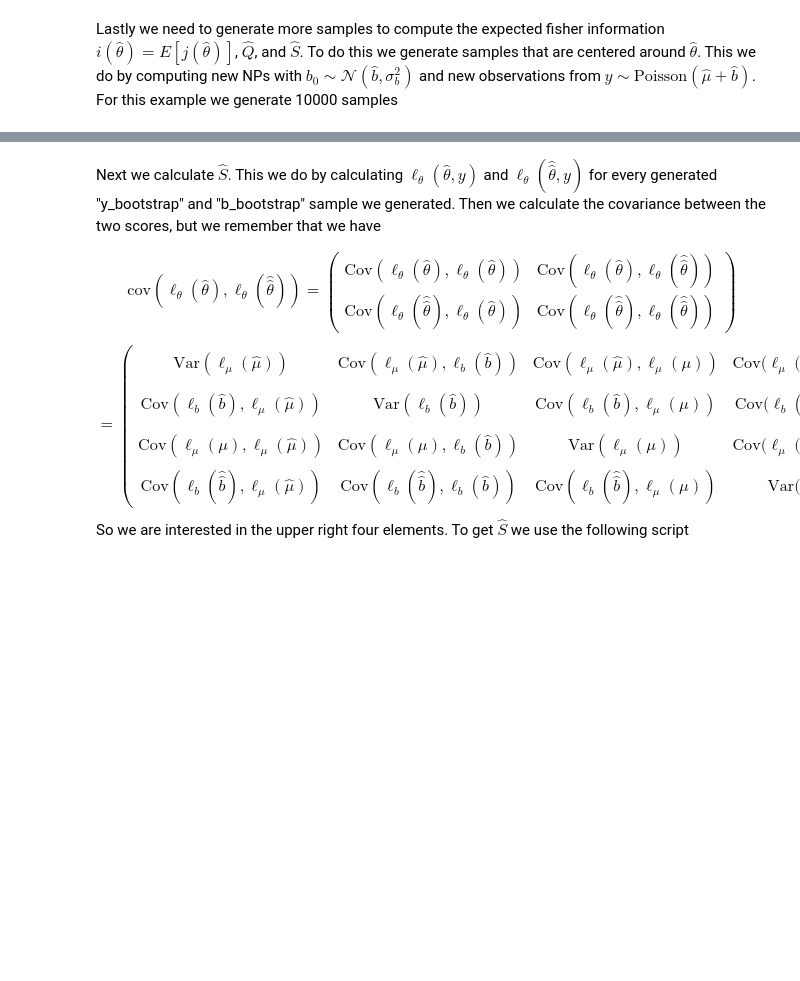
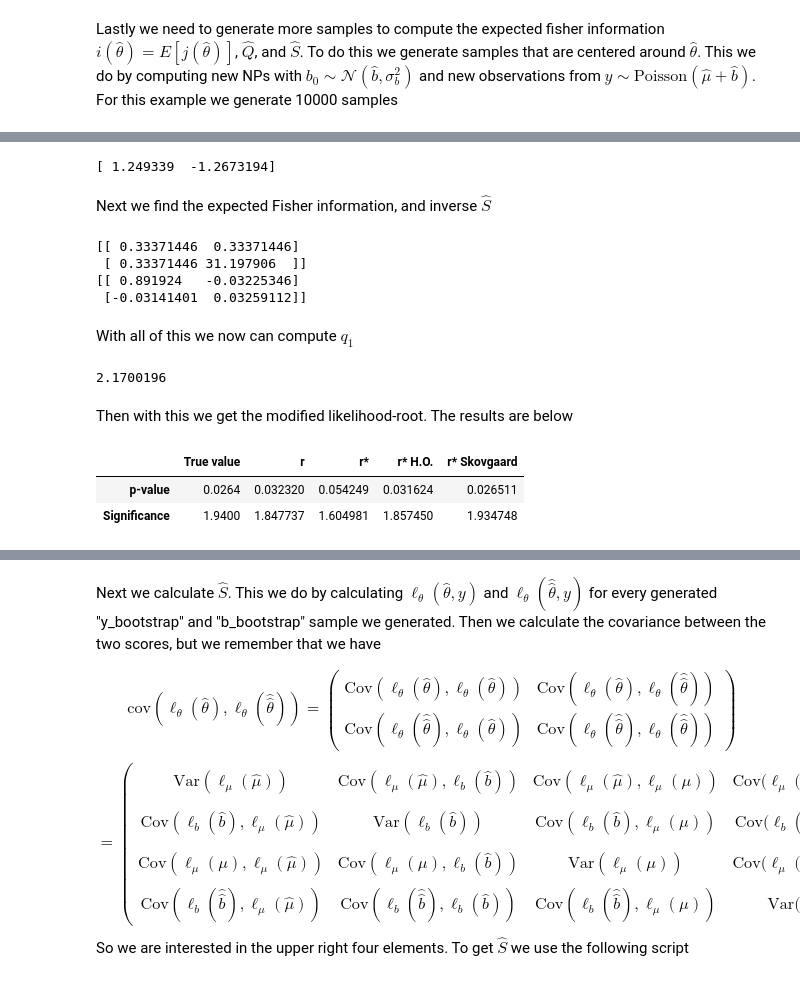
Before and after one commit to rubenguevara/Higher-order-asymptotics-HEP, a Jupyter notebook: NP_test.ipynb, the cells around one changed output, grey strips where cells are left out. Saved outputs shown, nothing was run; the diff lists cells and outputs as text; code cells hidden in the pictures; blank space fills up the shorter version.

Commit message:
Updated Skovgaard method

```diff
--- a/NP_test.ipynb
+++ b/NP_test.ipynb
@@ -429,0 +465,54 @@ y_bootstrap = np.random.poisson(lam=hat_theta[0] + hat_theta[1], size=n_boots)
+# %%
+ll_bootstrap_mle = ll_vmap(y_bootstrap, b_bootstrap)
+ll_bootstrap_mle_psi = ll_vmap_psi(y_bootstrap, b_bootstrap)
+
+ll_diffs = ll_bootstrap_mle - ll_bootstrap_mle_psi
+
+ll_EX = (ll_diffs-np.mean(ll_diffs))
+Q_hat = np.mean(y_EX * ll_EX[:, np.newaxis], axis=0)
+
+print(Q_hat)
+# %% [output]
+[ 1.249339  -1.2673194]
+# %% [markdown]
+Next we find the expected Fisher information, and inverse $\hat S$
+# %%
+j_hats = -info_vmap(y_bootstrap, b_bootstrap)
+i_hat = np.mean(j_hats, axis=0)
+
+S_inv =jnp.linalg.inv(S_hat)
+print(i_hat)
+
+print(S_inv)
+# %% [output]
+[[ 0.33371446  0.33371446]
+ [ 0.33371446 31.197906  ]]
+[[ 0.891924   -0.03225346]
+ [-0.03141401  0.03259112]]
+# %% [markdown]
+With all of this we now can compute $q_1$
+# %%
+q_1 = np.abs(S_inv @ Q_hat)[0] * jnp.sqrt(jnp.abs(jnp.linalg.det(j_hat))) \
+       * jnp.abs(jnp.linalg.det(jnp.linalg.inv(i_hat))) * jnp.abs(jnp.linalg.det(S_hat)) / jnp.sqrt(jnp.abs(j_bb))
+
+print(q_1)
+# %% [output]
+2.1700196
+# %% [markdown]
+Then with this we get the modified likelihood-root. The results are below
+# %%
+r_skov = r + 1/r*np.log(q_1/r)
+
+r_sf_skov = stats.norm.sf(r_skov, loc=0)
+
+#Making a table of the results...
+
+data_sf = {'True value': [0.0264, 1.94], 'r': [r_sf, r], 'r*': [r_star_sf, r_s], 'r* H.O.': [r_sf_HO, r_s_HO], 'r* Skovgaard': [r_sf_skov, r_skov]}
+df= pd.DataFrame(data_sf)
+df.index = ['p-value', 'Significance']
+
+df
+# %% [output]
+|  | True value | r | r* | r* H.O. | r* Skovgaard |
+| p-value | 0.0264 | 0.032320 | 0.054249 | 0.031624 | 0.026511 |
+| Significance | 1.9400 | 1.847737 | 1.604981 | 1.857450 | 1.934748 |
```
Also changed, not shown: parts of 6 cells of this notebook.
